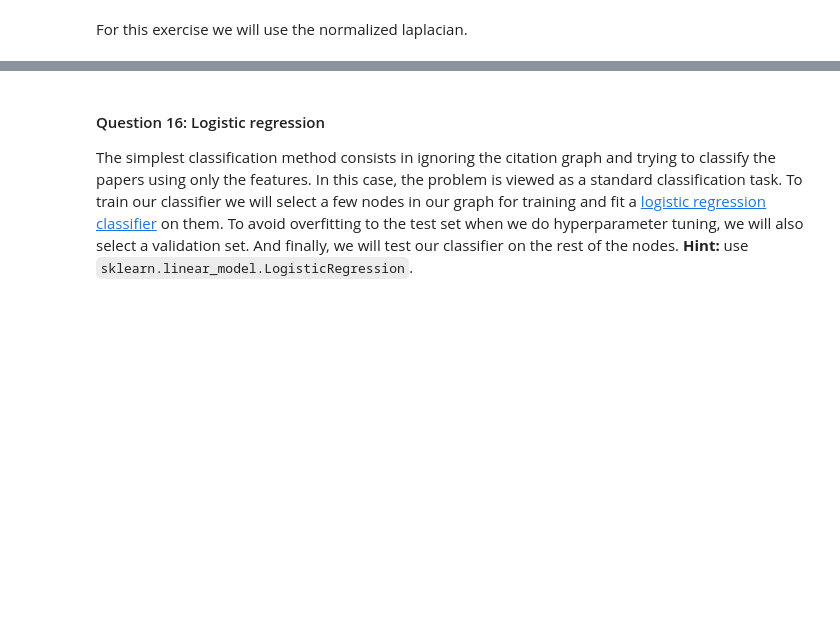
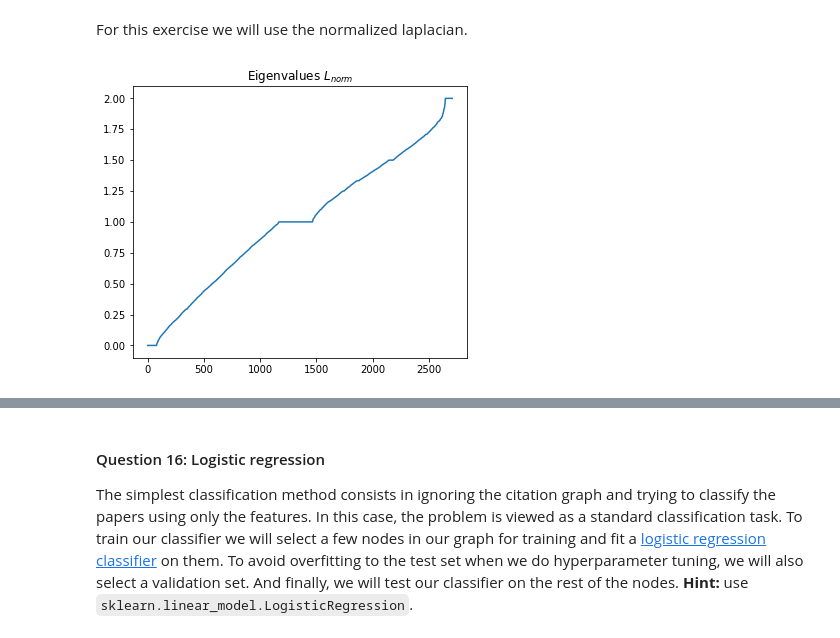
Before and after one commit to JelenaBanjac/network-science-and-graphs, a Jupyter notebook: 2_learning_with_graphs.ipynb, the cells around one changed output, grey strips where cells are left out. Cells and saved outputs as stored; diff of their text form; code cells hidden in the pictures; blank space fills up the shorter version.

Commit message:
preliminary graphs for ml part

```diff
--- a/2_learning_with_graphs.ipynb
+++ b/2_learning_with_graphs.ipynb
@@ -815,3 +822,10 @@ For this exercise we will use the normalized laplacian.
 laplacian = compute_laplacian(adjacency, normalize=True)
 lam, U = spectral_decomposition(laplacian)
 lam_max = np.max(lam)
+# %%
+plt.figure(figsize=(6, 5))
+plt.plot(lam)
+plt.title('Eigenvalues $L_{norm}$')
+plt.show()
+# %% [output]
+[figure, added]
```
Also changed, not shown: parts of 25 cells of this notebook.
